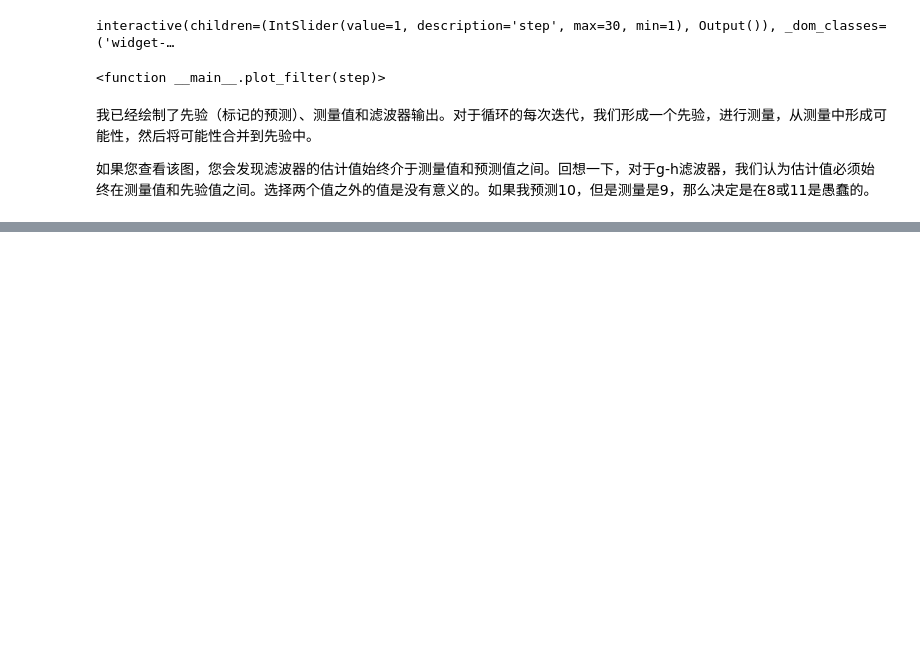
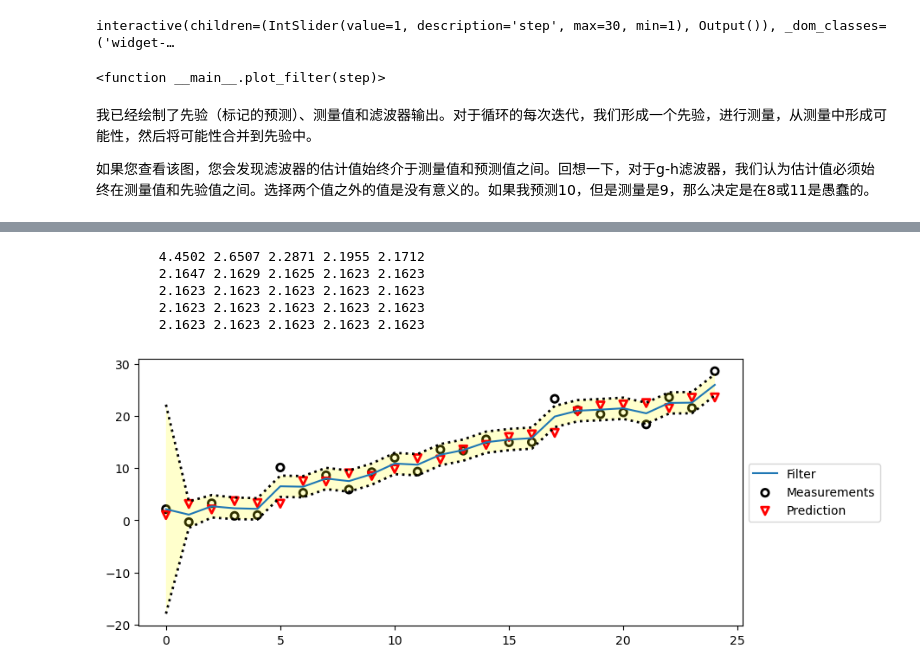
Before and after one commit to SunJianboGitHub/KalmanFilter, a Jupyter notebook: 04-一维卡尔曼滤波器.ipynb, the cells around one changed output, grey strips where cells are left out. Cells and saved outputs as stored; diff of their text form; code cells hidden in the pictures; blank space fills up the shorter version.

Commit message:
One-Dimensional-Kalman-Filters

```diff
--- a/04-一维卡尔曼滤波器.ipynb
+++ b/04-一维卡尔曼滤波器.ipynb
@@ -462,0 +549,32 @@ interactive(children=(IntSlider(value=1, description='step', max=30, min=1), Out
+# %%
+process_var = 2.0
+sensor_var = 4.5
+
+x = gaussian(0.0, 400.0)
+process_model = gaussian(1.0, process_var)
+N = 25
+
+dog = DogSimulation(x.mean, process_model.mean, sensor_var, process_var)
+zs = [dog.move_and_sense() for _ in range(N)]
+
+xs, priors = np.zeros((N, 2)), np.zeros((N, 2))
+for i, z in enumerate(zs):
+    prior = predict(x, process_model)
+    likelihood = gaussian(z, sensor_var)
+    x = update(prior, likelihood)
+    priors[i] = prior                           # 先验估计
+
+    xs[i] = x                                   # 后验估计
+
+book_plots.plot_measurements(zs)
+book_plots.plot_filter(xs[:, 0], var=priors[:, 1])
+book_plots.plot_predictions(priors[:, 0])
+book_plots.show_legend()
+kf_internal.print_variance(xs)
+# %% [output]
+        4.4502 2.6507 2.2871 2.1955 2.1712
+        2.1647 2.1629 2.1625 2.1623 2.1623
+        2.1623 2.1623 2.1623 2.1623 2.1623
+        2.1623 2.1623 2.1623 2.1623 2.1623
+        2.1623 2.1623 2.1623 2.1623 2.1623
+[figure, added]
```
Also changed, not shown: parts of 3 cells of this notebook.
